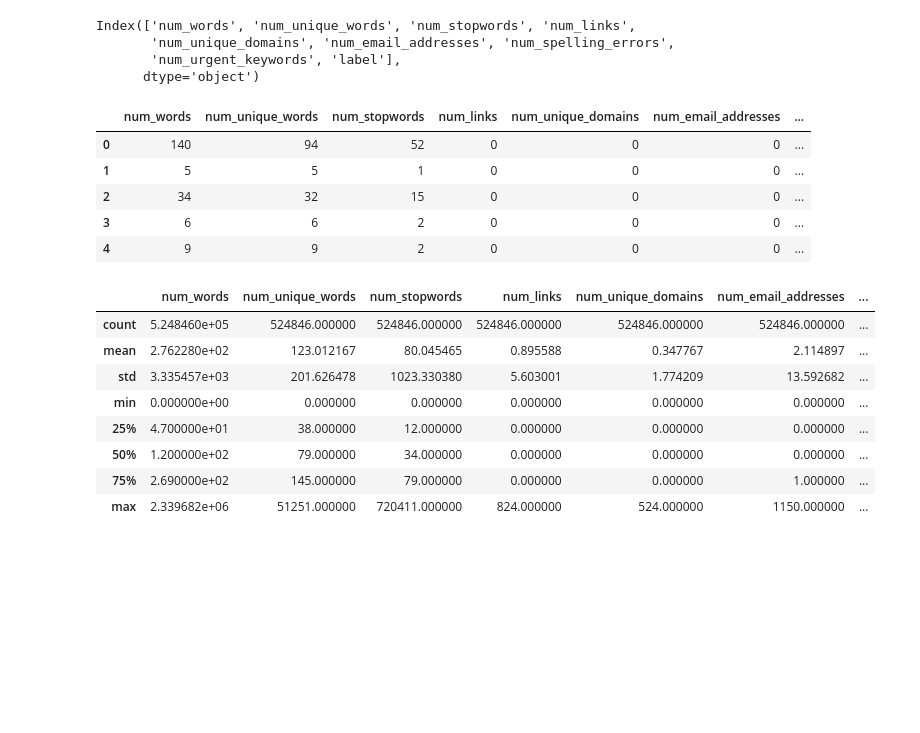
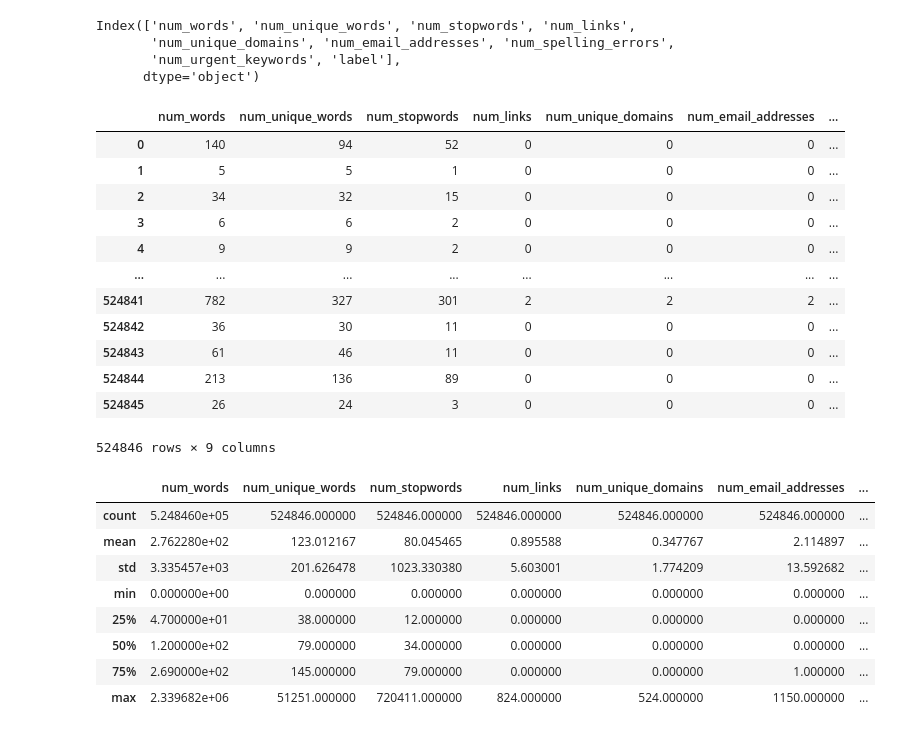
Before and after one commit to chagit3266/phishing-email-detector-ml, a Jupyter notebook: index.ipynb, the cells around one changed output. Drawn from its saved outputs; the diff is of its cells as text; code cells hidden in the pictures; blank space fills up the shorter version.

```diff
--- a/index.ipynb
+++ b/index.ipynb
@@ -10,15 +10,22 @@ Index(['num_words', 'num_unique_words', 'num_stopwords', 'num_links',
        'num_unique_domains', 'num_email_addresses', 'num_spelling_errors',
        'num_urgent_keywords', 'label'],
       dtype='object')
-# %%
-df.head()
-# %% [output]
-|  | num_words | num_unique_words | num_stopwords | num_links | num_unique_domains | num_email_addresses | ... |
-| 0 | 140 | 94 | 52 | 0 | 0 | 0 | ... |
-| 1 | 5 | 5 | 1 | 0 | 0 | 0 | ... |
-| 2 | 34 | 32 | 15 | 0 | 0 | 0 | ... |
-| 3 | 6 | 6 | 2 | 0 | 0 | 0 | ... |
-| 4 | 9 | 9 | 2 | 0 | 0 | 0 | ... |
+# %%
+df
+# %% [output]
+|  | num_words | num_unique_words | num_stopwords | num_links | num_unique_domains | num_email_addresses | ... |
+| 0 | 140 | 94 | 52 | 0 | 0 | 0 | ... |
+| 1 | 5 | 5 | 1 | 0 | 0 | 0 | ... |
+| 2 | 34 | 32 | 15 | 0 | 0 | 0 | ... |
+| 3 | 6 | 6 | 2 | 0 | 0 | 0 | ... |
+| 4 | 9 | 9 | 2 | 0 | 0 | 0 | ... |
+| ... | ... | ... | ... | ... | ... | ... | ... |
+| 524841 | 782 | 327 | 301 | 2 | 2 | 2 | ... |
+| 524842 | 36 | 30 | 11 | 0 | 0 | 0 | ... |
+| 524843 | 61 | 46 | 11 | 0 | 0 | 0 | ... |
+| 524844 | 213 | 136 | 89 | 0 | 0 | 0 | ... |
+| 524845 | 26 | 24 | 3 | 0 | 0 | 0 | ... |
+524846 rows × 9 columns
 # %%
 df.describe()
 # %% [output]
```
Also changed, not shown: parts of 37 cells of this notebook.
